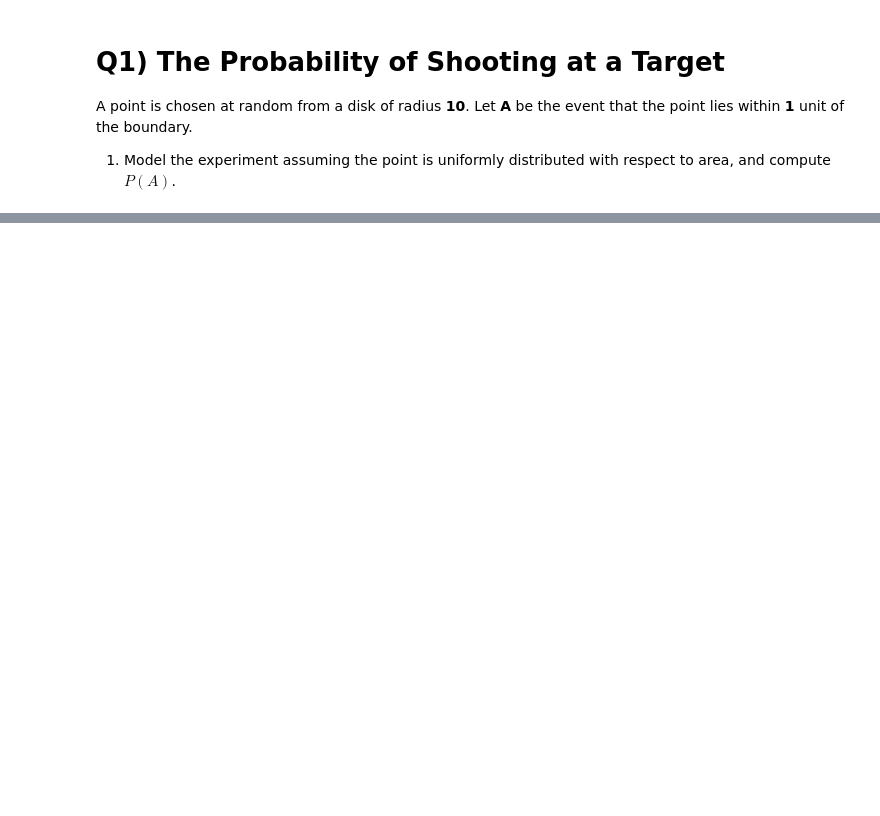
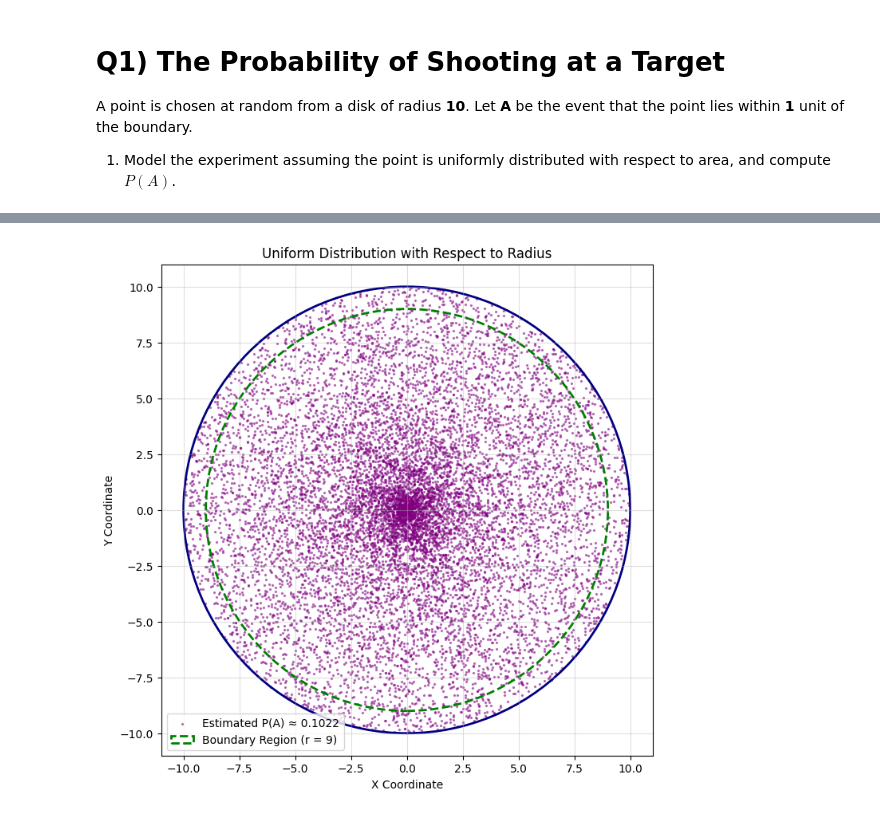
Before and after one commit to baanujan-18/Statistical-Learning-e20030, a Jupyter notebook: Assignment_01.ipynb, the cells around one changed output, grey strips where cells are left out. Saved outputs shown, nothing was run; the diff lists cells and outputs as text; code cells hidden in the pictures; blank space fills up the shorter version.

```diff
--- a/Assignment_01.ipynb
+++ b/Assignment_01.ipynb
@@ -51,0 +201,85 @@ Theoretical Probability P(A): 0.1900
+# %%
+import numpy as np
+import matplotlib.pyplot as plt
+
+def radial_distribution_model(sample_size=8000, R=10):
+
+    # Random angle generation
+    theta_values = np.random.uniform(0, 2*np.pi, sample_size)
+
+    # Radius selected uniformly from [0, R]
+    radius_values = np.random.uniform(0, R, sample_size)
+
+    # Polar to Cartesian conversion
+    x_points = radius_values * np.cos(theta_values)
+    y_points = radius_values * np.sin(theta_values)
+
+    # Event A : points within 1 unit from the boundary
+    event_region = radius_values >= (R - 1)
+
+    # Experimental probability
+    probability_estimate = np.mean(event_region)
+
+    return x_points, y_points, probability_estimate
+
+
+# Run simulation
+num_points = 12000
+
+x_data, y_data, estimated_prob = radial_distribution_model(num_points)
+
+# Create figure
+fig, ax = plt.subplots(figsize=(8,8))
+
+# Scatter plot
+ax.scatter(
+    x_data,
+    y_data,
+    s=2,
+    alpha=0.45,
+    color='purple',
+    label=f"Estimated P(A) ≈ {estimated_prob:.4f}"
+)
+
+# Outer boundary
+outer_boundary = plt.Circle(
+    (0,0),
+    10,
+    edgecolor='navy',
+    fill=False,
+    linewidth=2
+)
+
+# Inner boundary
+inner_boundary = plt.Circle(
+    (0,0),
+    9,
+    edgecolor='green',
+    fill=False,
+    linestyle='--',
+    linewidth=2,
+    label='Boundary Region (r = 9)'
+)
+
+ax.add_patch(outer_boundary)
+ax.add_patch(inner_boundary)
+
+# Axis settings
+ax.set_xlim(-11,11)
+ax.set_ylim(-11,11)
+
+ax.set_aspect('equal')
+
+plt.title("Uniform Distribution with Respect to Radius")
+plt.xlabel("X Coordinate")
+plt.ylabel("Y Coordinate")
+
+plt.grid(alpha=0.4)
+plt.legend(loc='lower left')
+
+plt.show()
+
+print(f"Theoretical Probability = 0.1000")
+print(f"Estimated Probability   = {estimated_prob:.4f}")
+# %% [output]
+[figure, added]
```
Also changed, not shown: parts of 8 cells of this notebook.
